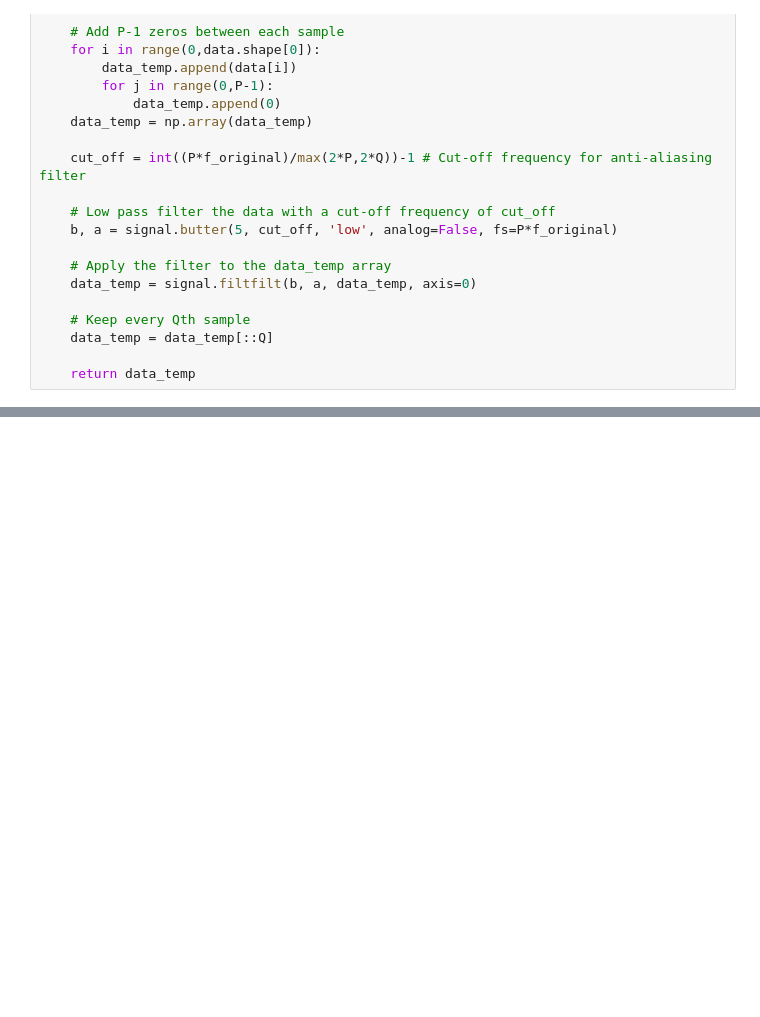
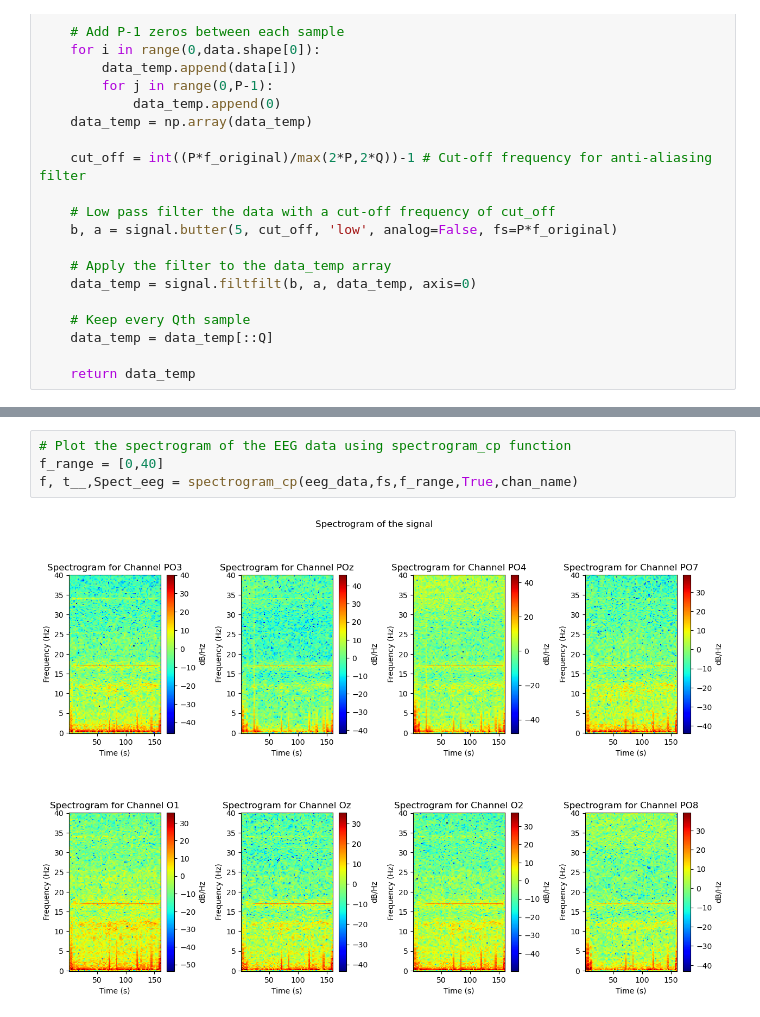
Before and after one commit to alken01/BCI, a Jupyter notebook: recursivefilter.ipynb, the cells around one changed output, grey strips where cells are left out. Drawn from its saved outputs; the diff is of its cells as text; blank space fills up the shorter version.

```diff
--- a/recursivefilter.ipynb
+++ b/recursivefilter.ipynb
@@ -284,2 +247,8 @@ right_channels_index = [chan_name.index(i) for i in right_channels]
+# %%
+# Plot the spectrogram of the EEG data using spectrogram_cp function
+f_range = [0,40]
+f, t__,Spect_eeg = spectrogram_cp(eeg_data,fs,f_range,True,chan_name)
+# %% [output]
+[figure, added]
 # %%
 # Plot the PSD of the EEG data using PSD_cp function
```
Also changed, not shown: parts of 23 cells of this notebook.
